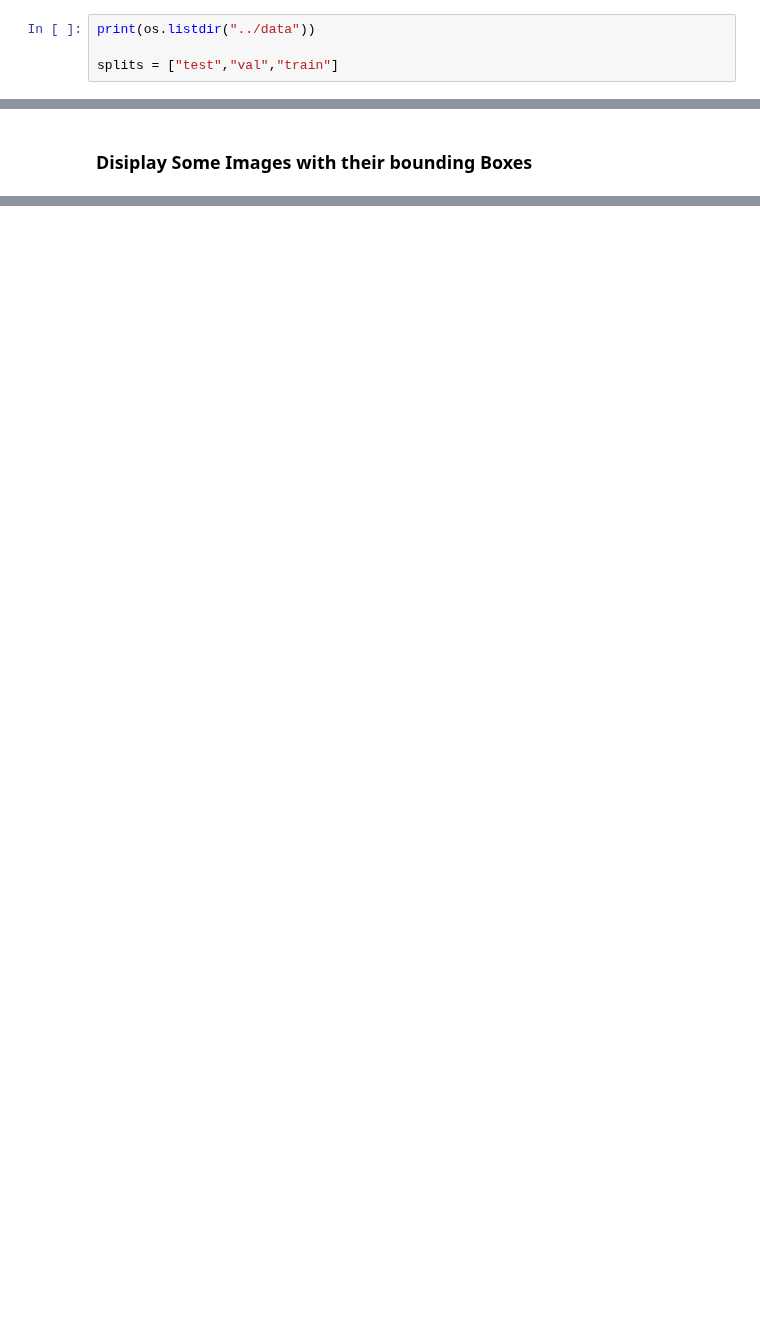
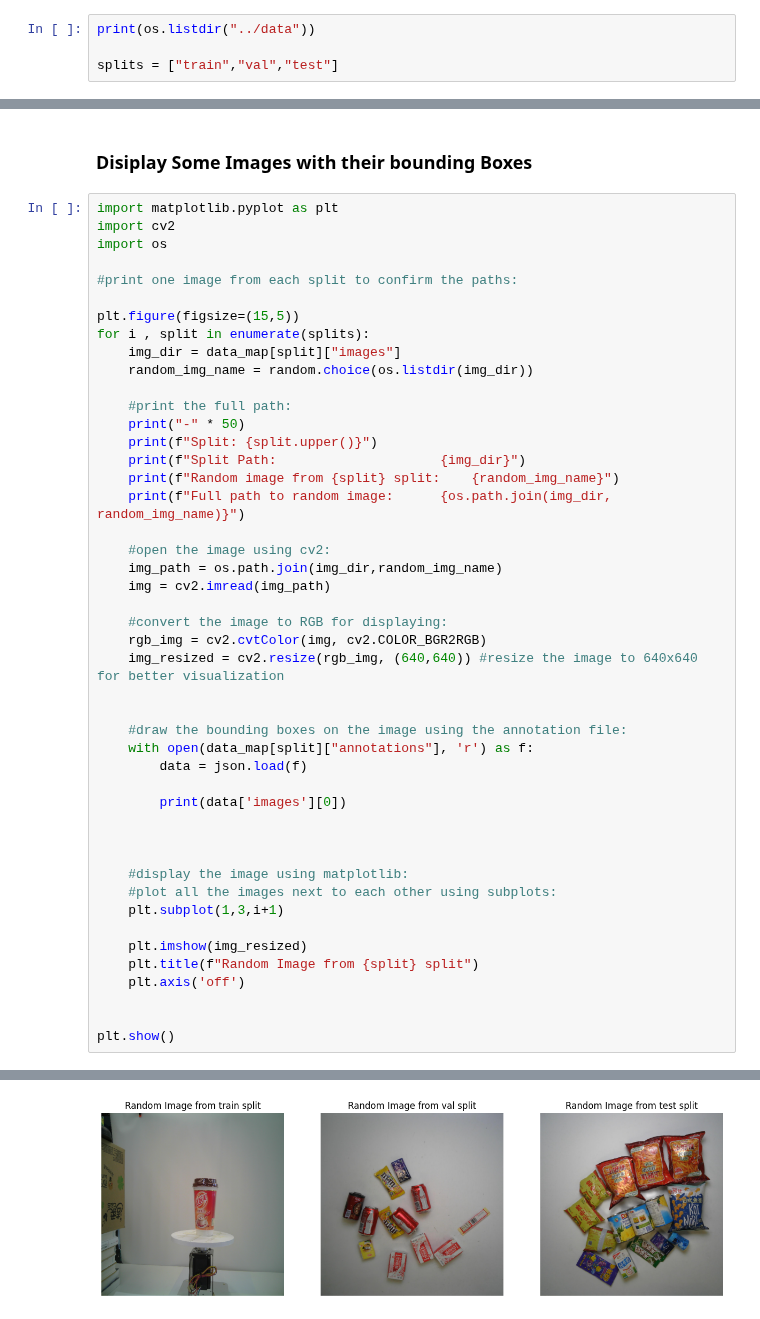
Before and after one commit to AbdullahGhulam/Vision-Checkout, a Jupyter notebook: notebooks/01_EDA.ipynb, the cells around one changed output, grey strips where cells are left out. Drawn from its saved outputs; the diff is of its cells as text; blank space fills up the shorter version.

Commit message:
almost done with EDA, displaied images and explored the data, bounding boxes still remain

```diff
--- a/notebooks/01_EDA.ipynb
+++ b/notebooks/01_EDA.ipynb
@@ -17,5 +17,5 @@ from PIL import Image
 # %%
 print(os.listdir("../data"))
 
-splits = ["test","val","train"]
+splits = ["train","val","test"]
 # %% [output]
@@ -156,2 +176,49 @@ print(random_img)
 # %% [markdown]
 ### Disiplay Some Images with their bounding Boxes
+# %%
+import matplotlib.pyplot as plt
+import cv2
+import os
+
+#print one image from each split to confirm the paths:
+
+plt.figure(figsize=(15,5))
+for i , split in enumerate(splits):
+    img_dir = data_map[split]["images"]
+    random_img_name = random.choice(os.listdir(img_dir))
+
+    #print the full path:
+    print("-" * 50)
+    print(f"Split: {split.upper()}")
+    print(f"Split Path:                     {img_dir}")
+    print(f"Random image from {split} split:    {random_img_name}")
+    print(f"Full path to random image:      {os.path.join(img_dir, random_img_name)}")
+
+    #open the image using cv2:
+    img_path = os.path.join(img_dir,random_img_name)
+    img = cv2.imread(img_path)
+
+    #convert the image to RGB for displaying:
+    rgb_img = cv2.cvtColor(img, cv2.COLOR_BGR2RGB)
+    img_resized = cv2.resize(rgb_img, (640,640)) #resize the image to 640x640 for better visualization
+
+
+    #draw the bounding boxes on the image using the annotation file:
+    with open(data_map[split]["annotations"], 'r') as f:
+        data = json.load(f)
+
+        print(data['images'][0])
+
+
+
+    #display the image using matplotlib:
+    #plot all the images next to each other using subplots:
+    plt.subplot(1,3,i+1)
+
+    plt.imshow(img_resized)
+    plt.title(f"Random Image from {split} split")
+    plt.axis('off')
+
+
+plt.show()
+# %% [output]
@@ -157,0 +243 @@ print(random_img)
+[figure, added]
```
Also changed, not shown: parts of 8 cells of this notebook.
